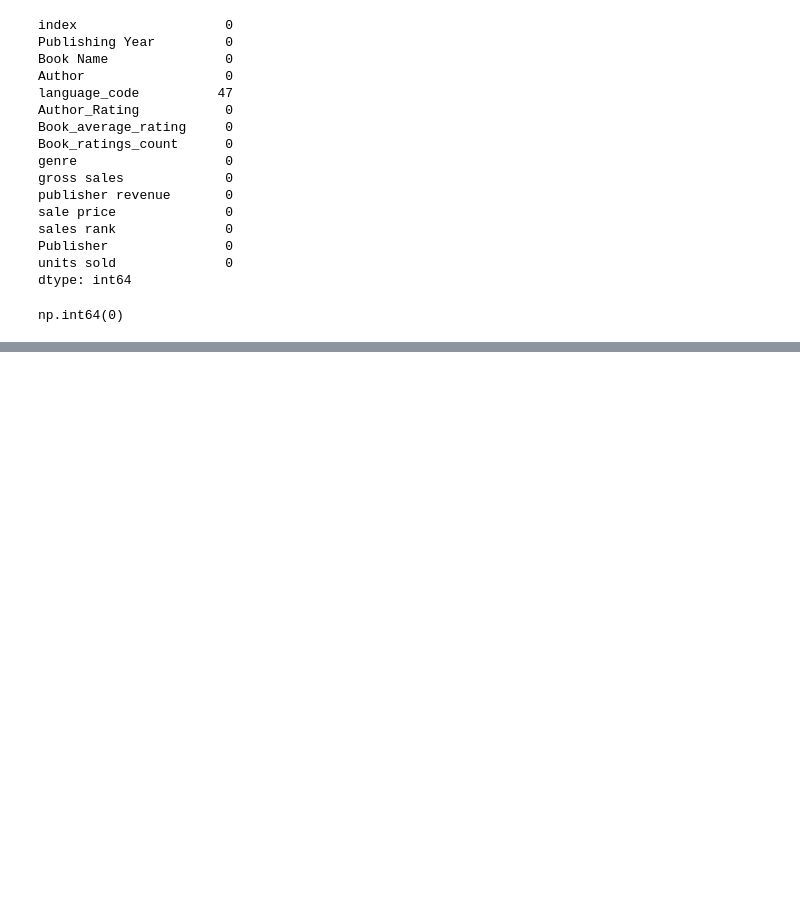
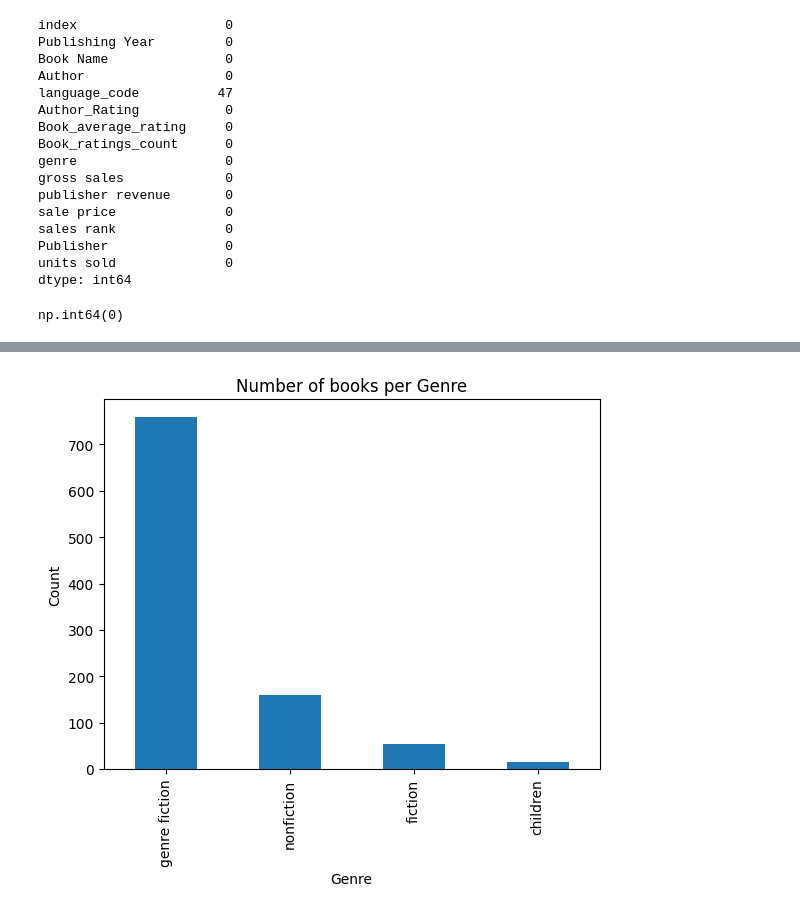
Before and after one commit to Abdul-Rafay-web/Data-Wrangling, a Jupyter notebook: Books Data Analysis and EDA/books_data_analysis.ipynb, the cells around one changed output, grey strips where cells are left out. Cells and saved outputs as stored; diff of their text form; code cells hidden in the pictures; blank space fills up the shorter version.

```diff
--- a/Books Data Analysis and EDA/books_data_analysis.ipynb
+++ b/Books Data Analysis and EDA/books_data_analysis.ipynb
@@ -57,0 +63,8 @@ AttributeError: 'DataFrame' object has no attribute 'unique'
+# %%
+df['genre'].value_counts().plot(kind="bar")
+plt.xlabel("Genre")
+plt.ylabel("Count")
+plt.title("Number of books per Genre")
+plt.show()
+# %% [output]
+[figure, added]
```
Also changed, not shown: parts of 6 cells of this notebook.
